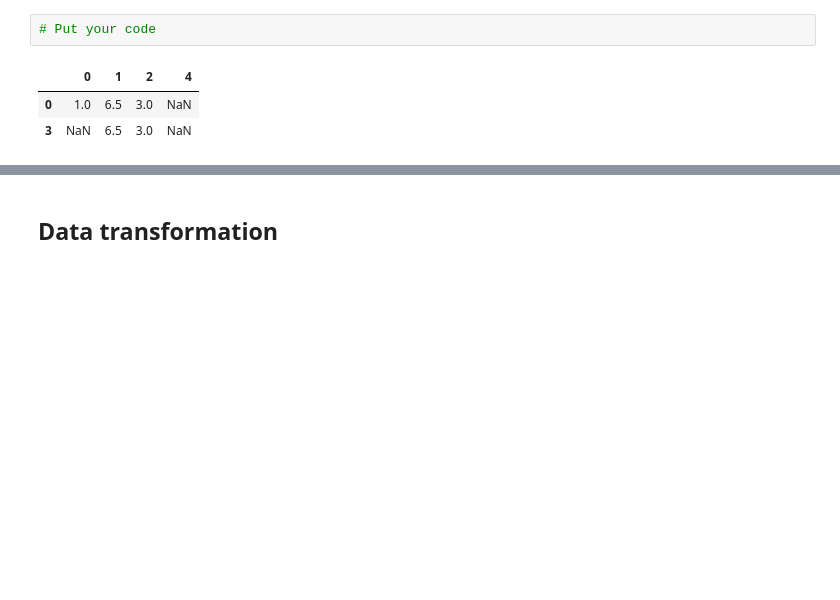
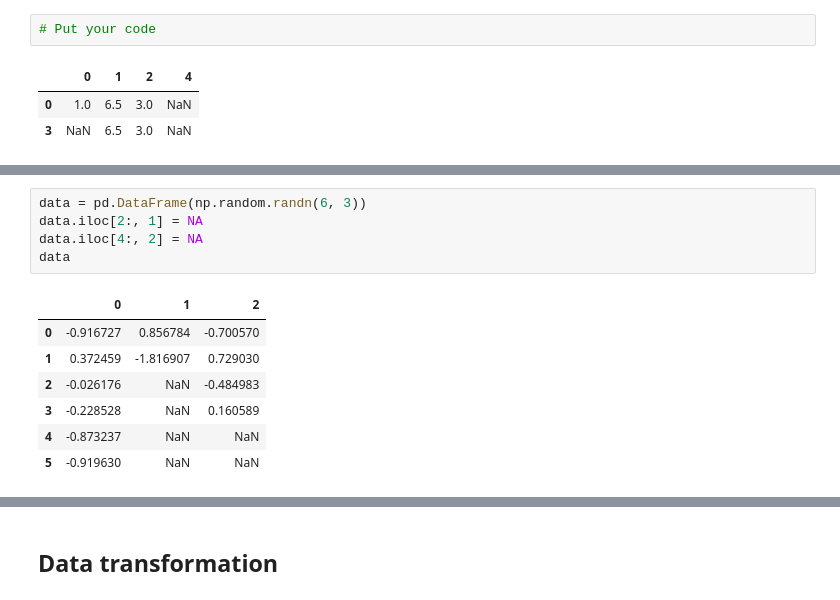
Before and after one commit to up1/course-basic-python, a Jupyter notebook: notebook/data_cleaning_and_preparation.ipynb, the cells around one changed output, grey strips where cells are left out. Drawn from its saved outputs; the diff is of its cells as text; blank space fills up the shorter version.

```diff
--- a/notebook/data_cleaning_and_preparation.ipynb
+++ b/notebook/data_cleaning_and_preparation.ipynb
@@ -171,0 +220,13 @@ data
+# %%
+data = pd.DataFrame(np.random.randn(6, 3))
+data.iloc[2:, 1] = NA
+data.iloc[4:, 2] = NA
+data
+# %% [output]
+|  | 0 | 1 | 2 |
+| 0 | -0.916727 | 0.856784 | -0.700570 |
+| 1 | 0.372459 | -1.816907 | 0.729030 |
+| 2 | -0.026176 | NaN | -0.484983 |
+| 3 | -0.228528 | NaN | 0.160589 |
+| 4 | -0.873237 | NaN | NaN |
+| 5 | -0.919630 | NaN | NaN |
```
Also changed, not shown: parts of 12 cells of this notebook.
